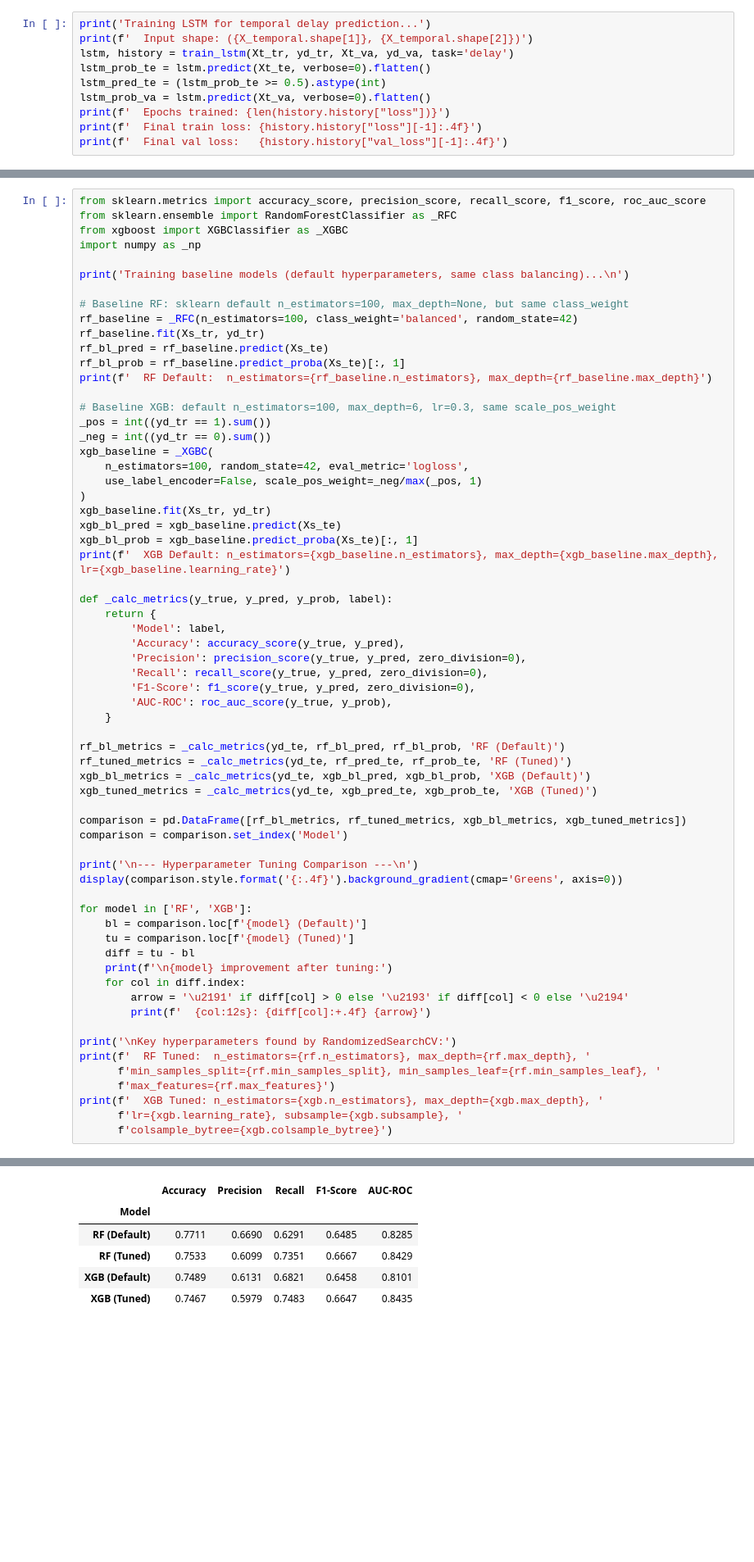
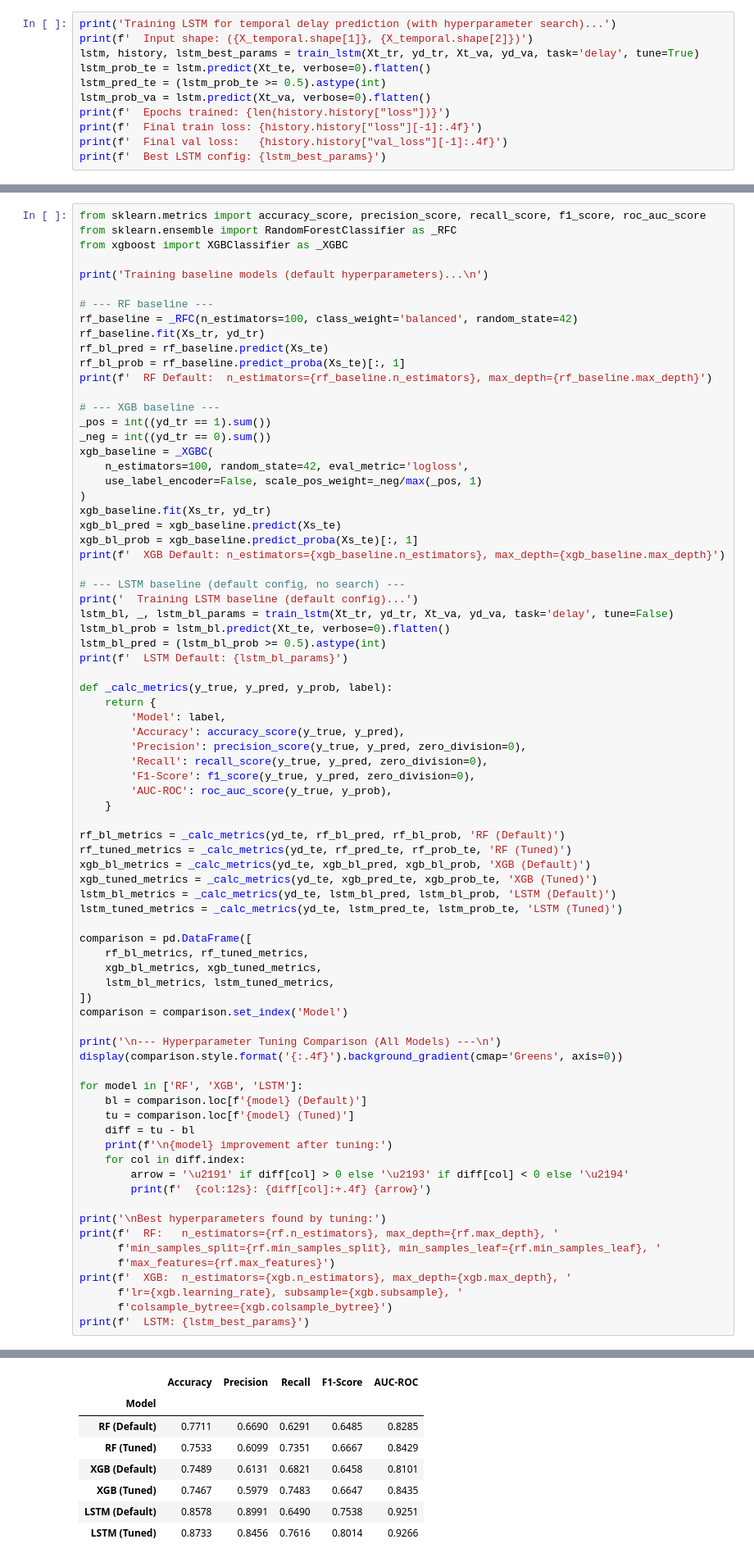
Before and after one commit to eori1/MAAGAP, a Jupyter notebook: MAAGAP_Objective1.ipynb, the cells around one changed output, grey strips where cells are left out. Shown at 82% size. Cells and saved outputs as stored; diff of their text form; blank space fills up the shorter version.

```diff
--- a/MAAGAP_Objective1.ipynb
+++ b/MAAGAP_Objective1.ipynb
@@ -333,11 +336,12 @@ Training XGBoost for risk categorisation...
 # %%
-print('Training LSTM for temporal delay prediction...')
+print('Training LSTM for temporal delay prediction (with hyperparameter search)...')
 print(f'  Input shape: ({X_temporal.shape[1]}, {X_temporal.shape[2]})')
-lstm, history = train_lstm(Xt_tr, yd_tr, Xt_va, yd_va, task='delay')
+lstm, history, lstm_best_params = train_lstm(Xt_tr, yd_tr, Xt_va, yd_va, task='delay', tune=True)
 lstm_prob_te = lstm.predict(Xt_te, verbose=0).flatten()
 lstm_pred_te = (lstm_prob_te >= 0.5).astype(int)
 lstm_prob_va = lstm.predict(Xt_va, verbose=0).flatten()
 print(f'  Epochs trained: {len(history.history["loss"])}')
 print(f'  Final train loss: {history.history["loss"][-1]:.4f}')
 print(f'  Final val loss:   {history.history["val_loss"][-1]:.4f}')
+print(f'  Best LSTM config: {lstm_best_params}')
 # %% [output]
@@ -372,18 +390,17 @@ class-balancing strategy, and compare them against the tuned versions.
 from sklearn.metrics import accuracy_score, precision_score, recall_score, f1_score, roc_auc_score
 from sklearn.ensemble import RandomForestClassifier as _RFC
 from xgboost import XGBClassifier as _XGBC
-import numpy as _np
 
-print('Training baseline models (default hyperparameters, same class balancing)...\n')
+print('Training baseline models (default hyperparameters)...\n')
 
-# Baseline RF: sklearn default n_estimators=100, max_depth=None, but same class_weight
+# --- RF baseline ---
 rf_baseline = _RFC(n_estimators=100, class_weight='balanced', random_state=42)
 rf_baseline.fit(Xs_tr, yd_tr)
 rf_bl_pred = rf_baseline.predict(Xs_te)
 rf_bl_prob = rf_baseline.predict_proba(Xs_te)[:, 1]
 print(f'  RF Default:  n_estimators={rf_baseline.n_estimators}, max_depth={rf_baseline.max_depth}')
 
-# Baseline XGB: default n_estimators=100, max_depth=6, lr=0.3, same scale_pos_weight
+# --- XGB baseline ---
 _pos = int((yd_tr == 1).sum())
 _neg = int((yd_tr == 0).sum())
 xgb_baseline = _XGBC(
@@ -393,7 +410,14 @@ xgb_baseline = _XGBC(
 xgb_baseline.fit(Xs_tr, yd_tr)
 xgb_bl_pred = xgb_baseline.predict(Xs_te)
 xgb_bl_prob = xgb_baseline.predict_proba(Xs_te)[:, 1]
-print(f'  XGB Default: n_estimators={xgb_baseline.n_estimators}, max_depth={xgb_baseline.max_depth}, lr={xgb_baseline.learning_rate}')
+print(f'  XGB Default: n_estimators={xgb_baseline.n_estimators}, max_depth={xgb_baseline.max_depth}')
+
+# --- LSTM baseline (default config, no search) ---
+print('  Training LSTM baseline (default config)...')
+lstm_bl, _, lstm_bl_params = train_lstm(Xt_tr, yd_tr, Xt_va, yd_va, task='delay', tune=False)
+lstm_bl_prob = lstm_bl.predict(Xt_te, verbose=0).flatten()
+lstm_bl_pred = (lstm_bl_prob >= 0.5).astype(int)
+print(f'  LSTM Default: {lstm_bl_params}')
 
 def _calc_metrics(y_true, y_pred, y_prob, label):
     return {
@@ -409,14 +433,20 @@ rf_bl_metrics = _calc_metrics(yd_te, rf_bl_pred, rf_bl_prob, 'RF (Default)')
 rf_tuned_metrics = _calc_metrics(yd_te, rf_pred_te, rf_prob_te, 'RF (Tuned)')
 xgb_bl_metrics = _calc_metrics(yd_te, xgb_bl_pred, xgb_bl_prob, 'XGB (Default)')
 xgb_tuned_metrics = _calc_metrics(yd_te, xgb_pred_te, xgb_prob_te, 'XGB (Tuned)')
+lstm_bl_metrics = _calc_metrics(yd_te, lstm_bl_pred, lstm_bl_prob, 'LSTM (Default)')
+lstm_tuned_metrics = _calc_metrics(yd_te, lstm_pred_te, lstm_prob_te, 'LSTM (Tuned)')
 
-comparison = pd.DataFrame([rf_bl_metrics, rf_tuned_metrics, xgb_bl_metrics, xgb_tuned_metrics])
+comparison = pd.DataFrame([
+    rf_bl_metrics, rf_tuned_metrics,
+    xgb_bl_metrics, xgb_tuned_metrics,
+    lstm_bl_metrics, lstm_tuned_metrics,
+])
 comparison = comparison.set_index('Model')
 
-print('\n--- Hyperparameter Tuning Comparison ---\n')
+print('\n--- Hyperparameter Tuning Comparison (All Models) ---\n')
 display(comparison.style.format('{:.4f}').background_gradient(cmap='Greens', axis=0))
 
-for model in ['RF', 'XGB']:
+for model in ['RF', 'XGB', 'LSTM']:
     bl = comparison.loc[f'{model} (Default)']
     tu = comparison.loc[f'{model} (Tuned)']
     diff = tu - bl
@@ -425,11 +455,12 @@ for model in ['RF', 'XGB']:
         arrow = '\u2191' if diff[col] > 0 else '\u2193' if diff[col] < 0 else '\u2194'
         print(f'  {col:12s}: {diff[col]:+.4f} {arrow}')
 
-print('\nKey hyperparameters found by RandomizedSearchCV:')
-print(f'  RF Tuned:  n_estimators={rf.n_estimators}, max_depth={rf.max_depth}, '
+print('\nBest hyperparameters found by tuning:')
+print(f'  RF:   n_estimators={rf.n_estimators}, max_depth={rf.max_depth}, '
       f'min_samples_split={rf.min_samples_split}, min_samples_leaf={rf.min_samples_leaf}, '
       f'max_features={rf.max_features}')
-print(f'  XGB Tuned: n_estimators={xgb.n_estimators}, max_depth={xgb.max_depth}, '
+print(f'  XGB:  n_estimators={xgb.n_estimators}, max_depth={xgb.max_depth}, '
       f'lr={xgb.learning_rate}, subsample={xgb.subsample}, '
       f'colsample_bytree={xgb.colsample_bytree}')
+print(f'  LSTM: {lstm_best_params}')
 # %% [output]
@@ -442,9 +475,11 @@ Training baseline models (default hyperparameters, same class balancing)...
 |  | Accuracy | Precision | Recall | F1-Score | AUC-ROC |
 | Model |  |  |  |  |  |
 | RF (Default) | 0.7711 | 0.6690 | 0.6291 | 0.6485 | 0.8285 |
 | RF (Tuned) | 0.7533 | 0.6099 | 0.7351 | 0.6667 | 0.8429 |
 | XGB (Default) | 0.7489 | 0.6131 | 0.6821 | 0.6458 | 0.8101 |
 | XGB (Tuned) | 0.7467 | 0.5979 | 0.7483 | 0.6647 | 0.8435 |
+| LSTM (Default) | 0.8578 | 0.8991 | 0.6490 | 0.7538 | 0.9251 |
+| LSTM (Tuned) | 0.8733 | 0.8456 | 0.7616 | 0.8014 | 0.9266 |
 RF improvement after tuning:
   Accuracy    : -0.0178 ↓
   Precision   : -0.0591 ↓
```
Also changed, not shown: parts of 11 cells of this notebook, 24 other files.
